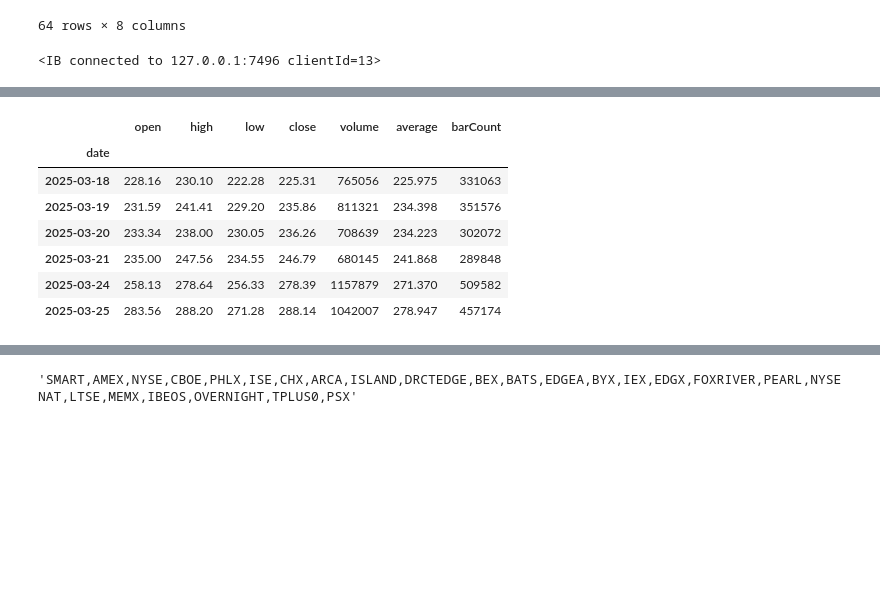
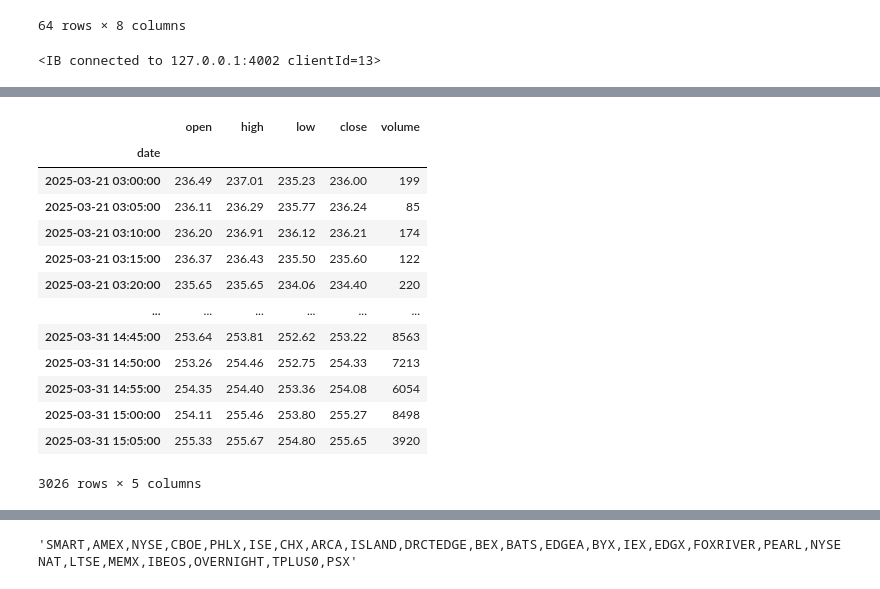
Before and after one commit to Design-01/stockbot_4, a Jupyter notebook: data/TEST_historical_data.ipynb, the cells around one changed output, grey strips where cells are left out. Saved outputs shown, nothing was run; the diff lists cells and outputs as text; code cells hidden in the pictures; blank space fills up the shorter version.

```diff
--- a/data/TEST_historical_data.ipynb
+++ b/data/TEST_historical_data.ipynb
@@ -317,14 +317,15 @@ if str(ROOT_DIR) not in sys.path:
 from ib_insync import *
 util.startLoop()
 ib = IB()
-ib.connect('127.0.0.1', 7496, clientId=13)
+ib.connect('127.0.0.1', 4002, clientId=13)
 # %% [output]
-<IB connected to 127.0.0.1:7496 clientId=13>
+<IB connected to 127.0.0.1:4002 clientId=13>
 # %%
 from data.historical_data import HistoricalData
 hd = HistoricalData(ib)
 symbol = 'TSLA'
-interval = '1 day'
+interval = '1 hour'
+interval = '5 mins'
 # endDateTime = '20250322 23:59:59 US/Eastern'
 endDateTime = 'now'
 # endDateTime = '2025-03-22'
@@ -337,8 +339,14 @@ TSLA 1 day 7 D :: 2025-03-18 to 2025-03-26 rows: 6, missing: 1, Data stored as 1
-|  | open | high | low | close | volume | average | barCount |
-| date |  |  |  |  |  |  |  |
-| 2025-03-18 | 228.16 | 230.10 | 222.28 | 225.31 | 765056 | 225.975 | 331063 |
-| 2025-03-19 | 231.59 | 241.41 | 229.20 | 235.86 | 811321 | 234.398 | 351576 |
-| 2025-03-20 | 233.34 | 238.00 | 230.05 | 236.26 | 708639 | 234.223 | 302072 |
-| 2025-03-21 | 235.00 | 247.56 | 234.55 | 246.79 | 680145 | 241.868 | 289848 |
-| 2025-03-24 | 258.13 | 278.64 | 256.33 | 278.39 | 1157879 | 271.370 | 509582 |
-| 2025-03-25 | 283.56 | 288.20 | 271.28 | 288.14 | 1042007 | 278.947 | 457174 |
+|  | open | high | low | close | volume |
+| date |  |  |  |  |  |
+| 2025-03-21 03:00:00 | 236.49 | 237.01 | 235.23 | 236.00 | 199 |
+| 2025-03-21 03:05:00 | 236.11 | 236.29 | 235.77 | 236.24 | 85 |
+| 2025-03-21 03:10:00 | 236.20 | 236.91 | 236.12 | 236.21 | 174 |
+| 2025-03-21 03:15:00 | 236.37 | 236.43 | 235.50 | 235.60 | 122 |
+| 2025-03-21 03:20:00 | 235.65 | 235.65 | 234.06 | 234.40 | 220 |
+| ... | ... | ... | ... | ... | ... |
+| 2025-03-31 14:45:00 | 253.64 | 253.81 | 252.62 | 253.22 | 8563 |
+| 2025-03-31 14:50:00 | 253.26 | 254.46 | 252.75 | 254.33 | 7213 |
+| 2025-03-31 14:55:00 | 254.35 | 254.40 | 253.36 | 254.08 | 6054 |
+| 2025-03-31 15:00:00 | 254.11 | 255.46 | 253.80 | 255.27 | 8498 |
+| 2025-03-31 15:05:00 | 255.33 | 255.67 | 254.80 | 255.65 | 3920 |
+3026 rows × 5 columns
```
Also changed, not shown: parts of 3 cells of this notebook, 13 other files.
